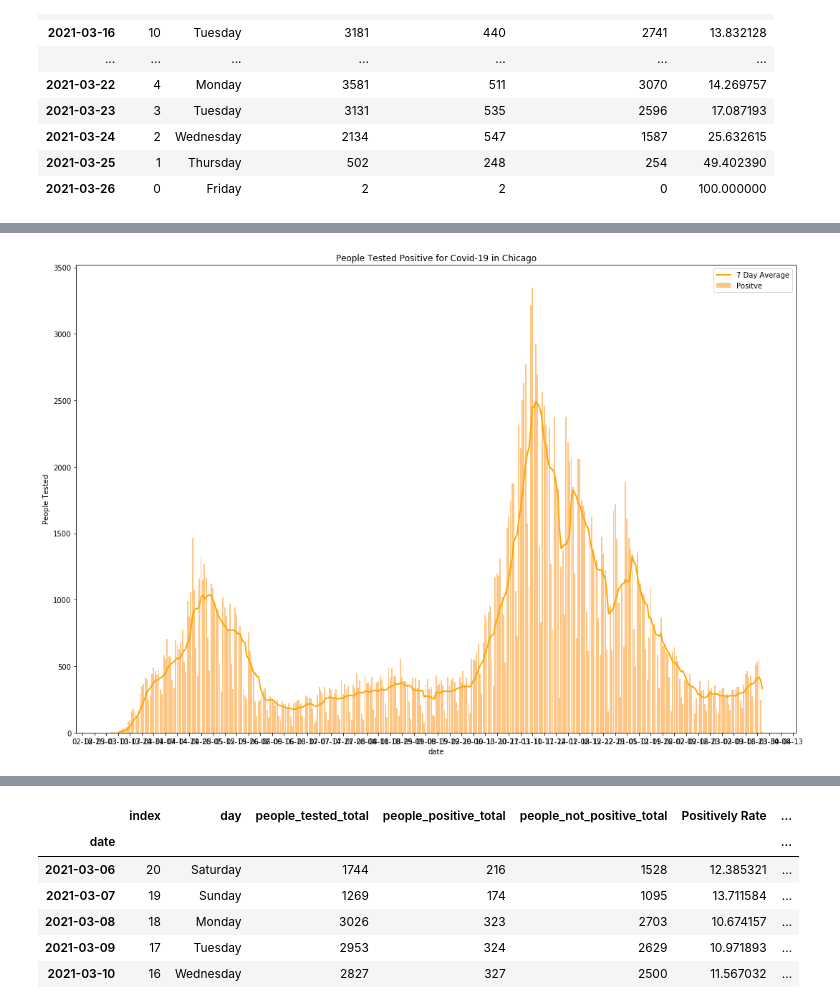
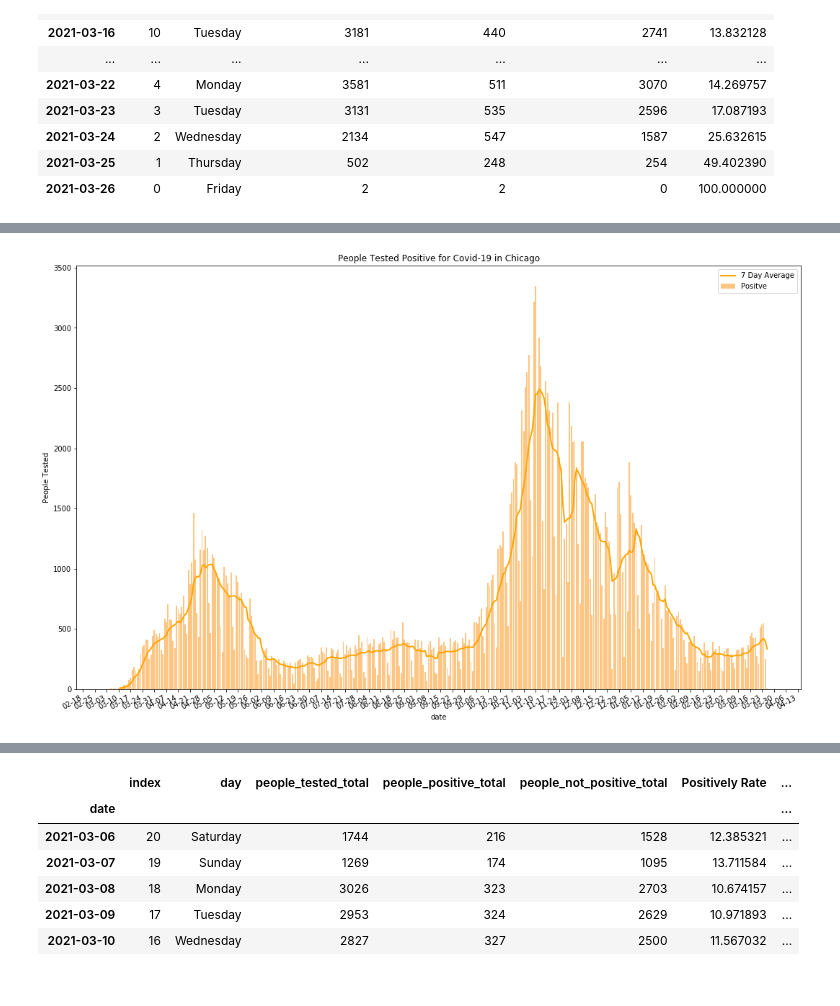
Before and after one commit to Chthonic09/ChicagoCoronaData, a Jupyter notebook: Chicago Corona.ipynb, the cells around one changed output, grey strips where cells are left out. Cells and saved outputs as stored; diff of their text form; code cells hidden in the pictures.

```diff
--- a/Chicago Corona.ipynb
+++ b/Chicago Corona.ipynb
@@ -68,27 +69,28 @@ plt.show()
 # %%
 positively['7 Day Average'] = positively['people_positive_total'].rolling(window=7).mean()
 positively['7 Day Testing'] = positively['people_tested_total'].rolling(window=7).mean()
 positively['7 Day Positively Rate'] = (positively['7 Day Average'] / positively['7 Day Testing']) * 100
 
 positively['14 Day Average'] = positively['people_positive_total'].rolling(window=14).mean()
 positively['14 Day Testing'] = positively['people_tested_total'].rolling(window=14).mean()
 positively['14 Day Positively Rate'] = (positively['14 Day Average'] / positively['14 Day Testing']) * 100
 
 fig, ax = plt.subplots(figsize=(18, 12))
 ax.bar(positively.index, positively['people_positive_total'], label='Positve', color='#ffc583')
 
 ax.plot(positively.index, positively['7 Day Average'], linewidth=2, color='orange')
 
 ax.xaxis.set_major_locator(mdates.WeekdayLocator())
 ax.xaxis.set_major_formatter(mdates.DateFormatter('%m-%d'))
 
 ax.set_xlabel('date')
 ax.set_ylabel('People Tested')
 ax.set_title('People Tested Positive for Covid-19 in Chicago')
 ax.legend()
+fig.autofmt_xdate()
 plt.show()
 # %% [output]
-[figure, old version]
+[figure, new version]
 # %%
 deaths = chi_deaths[['lab_report_date','deaths_total']].copy()
 deaths.rename(columns={'lab_report_date':'date'},inplace=True)
```
Also changed, not shown: parts of 4 cells of this notebook, 1 other file.
